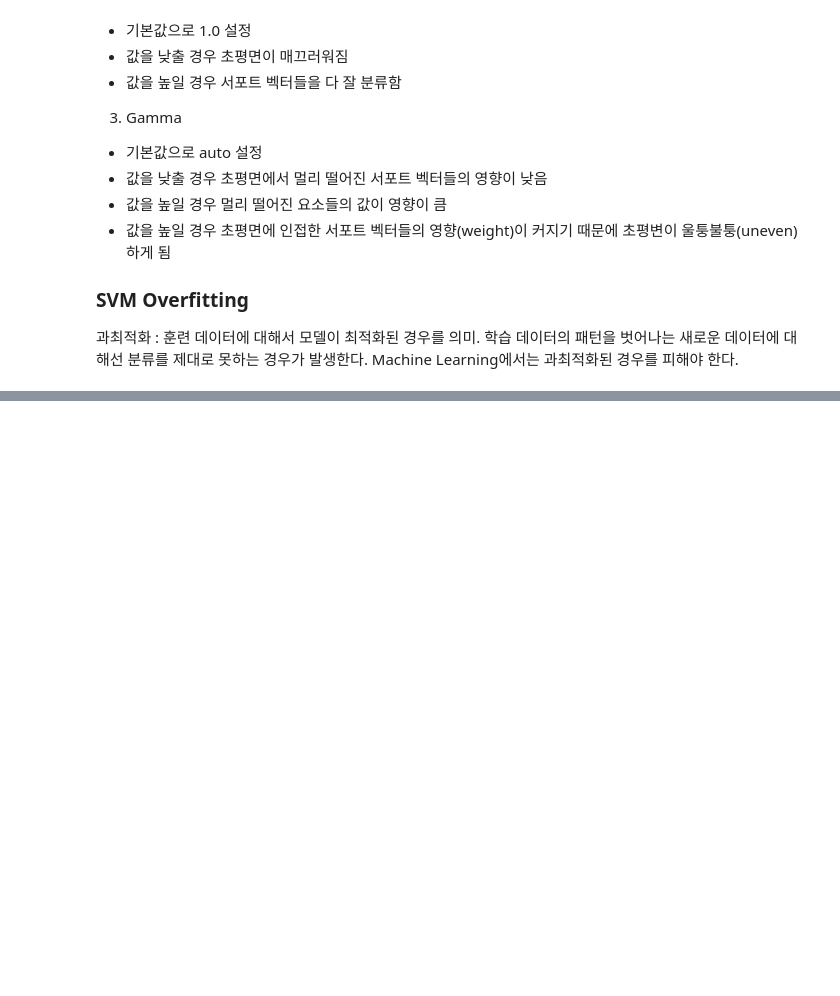
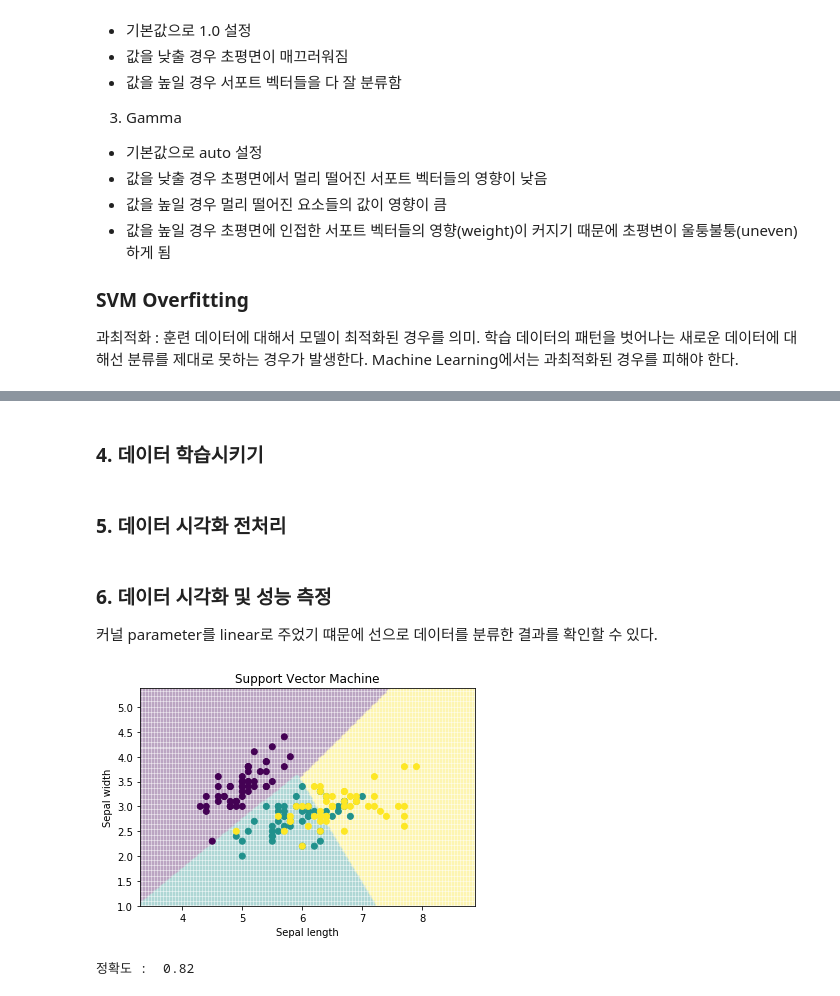
Before and after one commit to lcgkiller/kmooc_data_analysis, a Jupyter notebook: 9주차. SVM을 이용한 데이터 분석.ipynb, the cells around one changed output, grey strips where cells are left out. Drawn from its saved outputs; the diff is of its cells as text; code cells hidden in the pictures; blank space fills up the shorter version.

```diff
--- a/9주차. SVM을 이용한 데이터 분석.ipynb
+++ b/9주차. SVM을 이용한 데이터 분석.ipynb
@@ -28,0 +41,5 @@ SVM 알고리즘의 핵심은 n차원 공간에 있는 데이터들을 가장
+# %%
+iris = datasets.load_iris() # dictionary 자료형
+print(iris.keys())
+print(iris.data.shape) # data의 전체 행과 열의 길이를 출력
+print(iris.feature_names) # data의 feature_names
@@ -28,0 +54,35 @@ SVM 알고리즘의 핵심은 n차원 공간에 있는 데이터들을 가장
+# %% [markdown]
+### 4. 데이터 학습시키기
+# %%
+x = iris.data[: , : 2] # iris 변수에 전체 데이터 중 data에 해당하는 값 중 2개 열과 전체 행 값을 저장한 변수
+y = iris.target # iris 변수에 전체 데이터 중 traget에 해당하는 값을 저장한 변수
+SVM = svm.SVC(kernel='linear', C=1).fit(x,y) # 학습된 SVM 모델을 저장한 변수
+# %% [markdown]
+### 5. 데이터 시각화 전처리
+# %%
+x_min, x_max = x[:,0].min()-1, x[:,0].max()+1  # x_min, x_max : plot의 처음과 끝 값을 지정하기 위한 변수
+y_min, y_max = x[:, 1].min()-1, x[:, 1].max()+1 # plot의 처음과 끝 값을 지정해주기 위한 변수
+plot_unit = 0.025 # 축의 단위를 설정하는 변수(plot을 그릴 때 배경에 세밀한 정도를 나타내기 때문에 그 수치를 낮게 잡아서 세밀하게 확인)
+xx, yy = np.meshgrid(np.arange(x_min, x_max, plot_unit), np.arange(y_min, y_max, plot_unit)) # plot_unit값만큼 균등하게 간격을 둔 1차원 배열 형태의 데이터를 만든다.
+                    # np.meshgrid() 1차원 배열 형태의 데이터들이 주어지면 2차원 배열 형태로 교체한 뒤, xx 그리고 yy 변수에 저장
+                    # xx : x가 y의 차원 크기의 행의 개수 만큼 반복된 값을 가지고 있는 변수
+                    # yy : y가 x의 차원 크기의 열의 개수 만큼 반복된 값을 가지고 있는 변수
+# %% [markdown]
+### 6. 데이터 시각화 및 성능 측정
+  커널 parameter를 linear로 주었기 떄문에 선으로 데이터를 분류한 결과를 확인할 수 있다.
+# %%
+z = SVM.predict(np.c_[xx.ravel(), yy.ravel()]) # xx와 yy 변수에 저장된 행렬의 1행부터 순차적으로 값을 불러와서 1차원 배열을 만든다.
+                                                                # 이렇게 만든 배열을 np.c_[ ] 함수를 이용해 배열에 열을 추가한 뒤에, 학습된 SVM 모델에 데이터를 입력한 후,
+                                                                # 어떤 class의 값인지 분류한 값을 z라고 하는 변수에 저장한다.
+z = z.reshape(xx.shape)# z변수의 차원을 xx변수의 차원과 같은 차원으로 '재형성'한 다음에 다시 z 변수에 저장한다. 해당 차원을 같게 만들어준 이유는 plot을 할 때 같은 차원의 데이터를 사용해야 하기 떄문이다.
+plt.pcolormesh(xx, yy, z, alpha=0.1) # 입력받은 3개의 데이터를 그래프로 표현한다.
+plt.scatter(x[:,0], x[:, 1], c=y) # x변수 첫 번째 컬럼에 저장된 데이터를 x축, 두 번째 컬럼을 y축으로 하여 산점도를 그린다.
+plt.xlabel('Sepal length') # x축 이름 설정
+plt.ylabel('Sepal width') # y축 이름 설정
+plt.xlim(xx.min(), xx.max()) # plot으로 보여줄 x축의 범위를 xx.min() 값에서 xx.max()라고 하는 함수의 리턴값을 지정해서 보여준다.
+plt.title('Support Vector Machine') # plot의 제목 설정
+plt.show() # 입력된 plot을 화면에 출력한다.
+print("정확도 : ", SVM.score(X=x, y=y)) # 학습된 SVM모델을 통해서 입력된 데이터를 분류한 뒤에 실제 값과 비교해 분류 정확도를 출력
+# %% [output]
+[figure, added]
+정확도 :  0.82
```
Also changed, not shown: parts of 7 cells of this notebook.
